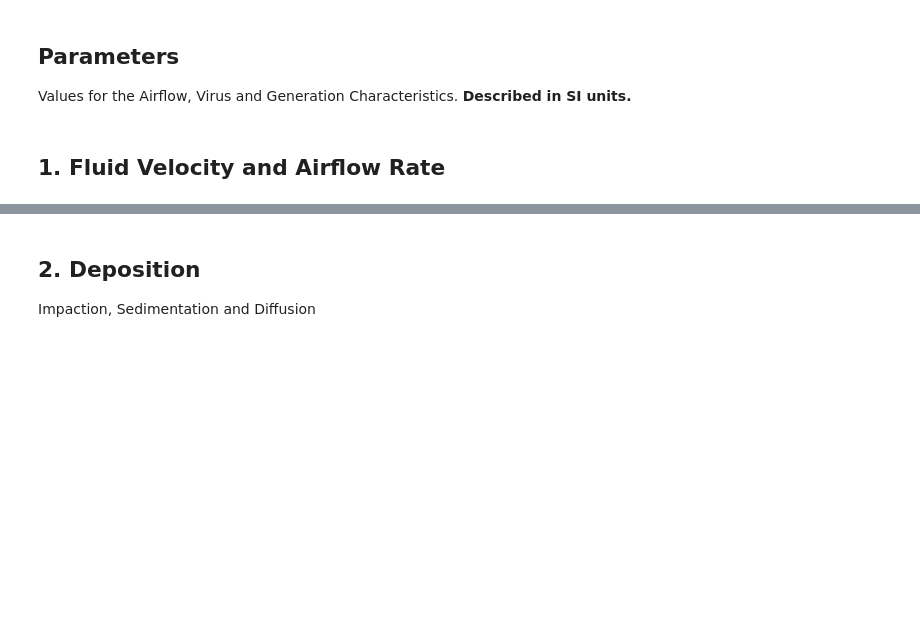
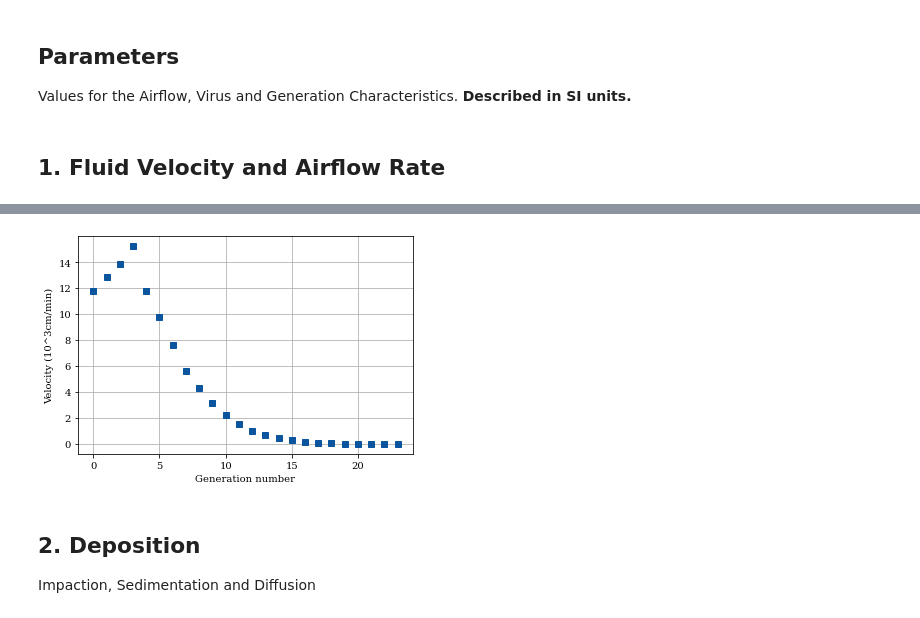
Before and after one commit to ManuelCarrascoY/MEC-BIO586, a Jupyter notebook: COVID Respiratory Modeling/COVID Modeling_Manuelv2.ipynb, the cells around one changed output, grey strips where cells are left out. Saved outputs shown, nothing was run; the diff lists cells and outputs as text; code cells hidden in the pictures; blank space fills up the shorter version.

```diff
--- a/COVID Respiratory Modeling/COVID Modeling_Manuelv2.ipynb
+++ b/COVID Respiratory Modeling/COVID Modeling_Manuelv2.ipynb
@@ -124,3 +122,11 @@ simple_plot(u_paper,"Blues", ylabel="Velocity (cm/min)", xlabel="Generation numb
+# %%
+u = get_velocities(Q0)
+
+u_paper = [6*u[i] for i in range(final_generation+1)]
+
+simple_plot(u_paper,"Blues", ylabel="Velocity (10^3cm/min)", xlabel="Generation number")
+# %% [output]
+[figure, added]
 # %% [markdown]
 ## 2. Deposition
 Impaction, Sedimentation and Diffusion
```
Also changed, not shown: parts of 40 cells of this notebook.
